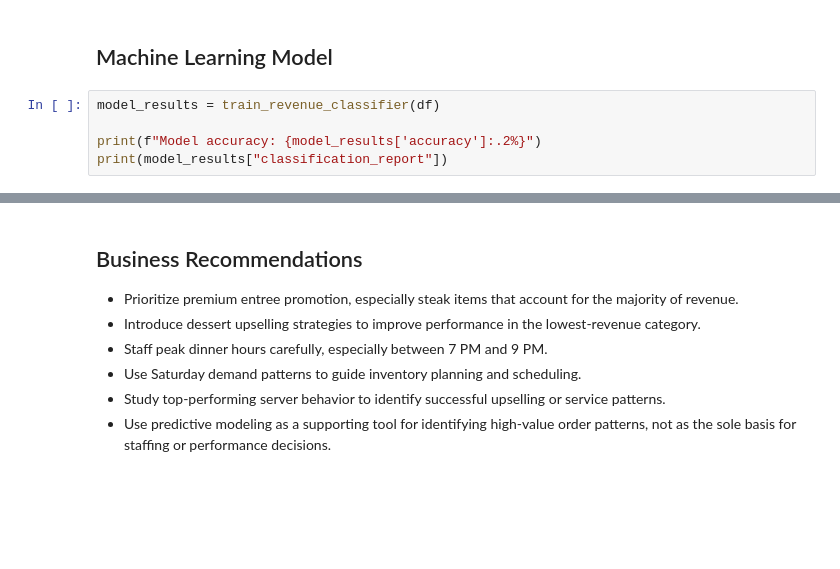
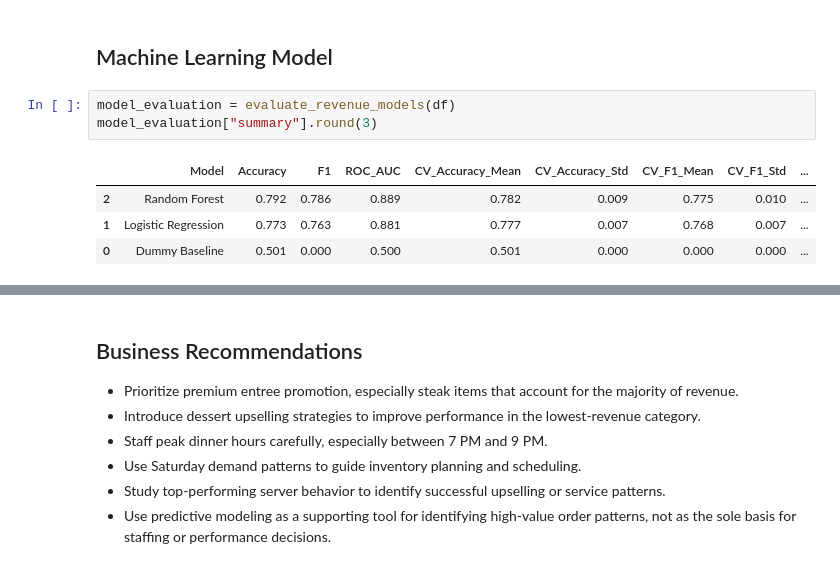
Before and after one commit to antoguarr/RestaurantAnalytics, a Jupyter notebook: notebooks/eda.ipynb, the cells around one changed output, grey strips where cells are left out. Drawn from its saved outputs; the diff is of its cells as text; blank space fills up the shorter version.

```diff
--- a/notebooks/eda.ipynb
+++ b/notebooks/eda.ipynb
@@ -226,8 +357,11 @@ server_category_mix.round(2)
 # %% [markdown]
 ## Machine Learning Model
 # %%
-model_results = train_revenue_classifier(df)
-
-print(f"Model accuracy: {model_results['accuracy']:.2%}")
-print(model_results["classification_report"])
+model_evaluation = evaluate_revenue_models(df)
+model_evaluation["summary"].round(3)
+# %% [output]
+|  | Model | Accuracy | F1 | ROC_AUC | CV_Accuracy_Mean | CV_Accuracy_Std | CV_F1_Mean | CV_F1_Std | ... |
+| 2 | Random Forest | 0.792 | 0.786 | 0.889 | 0.782 | 0.009 | 0.775 | 0.010 | ... |
+| 1 | Logistic Regression | 0.773 | 0.763 | 0.881 | 0.777 | 0.007 | 0.768 | 0.007 | ... |
+| 0 | Dummy Baseline | 0.501 | 0.000 | 0.500 | 0.501 | 0.000 | 0.000 | 0.000 | ... |
 # %%
```
Also changed, not shown: parts of 19 cells of this notebook, 2 other files.
